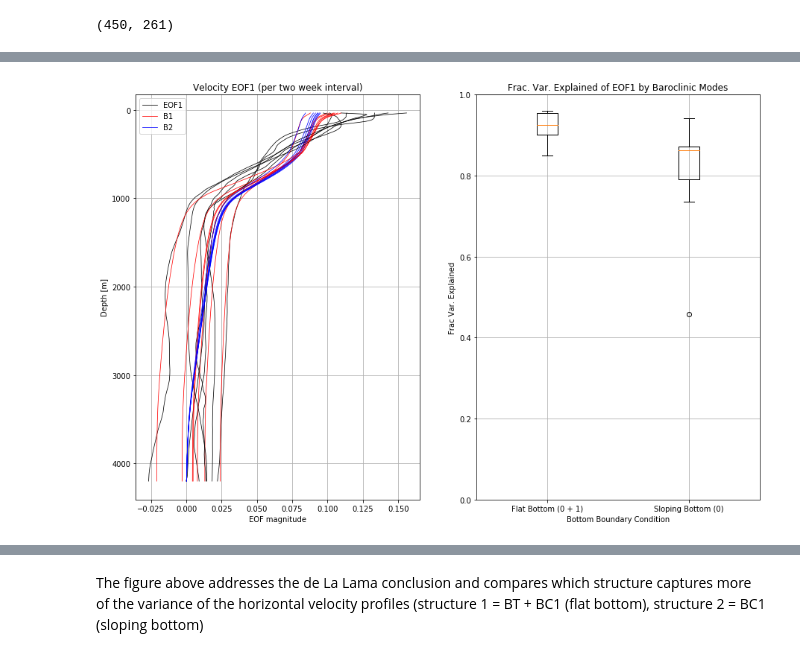
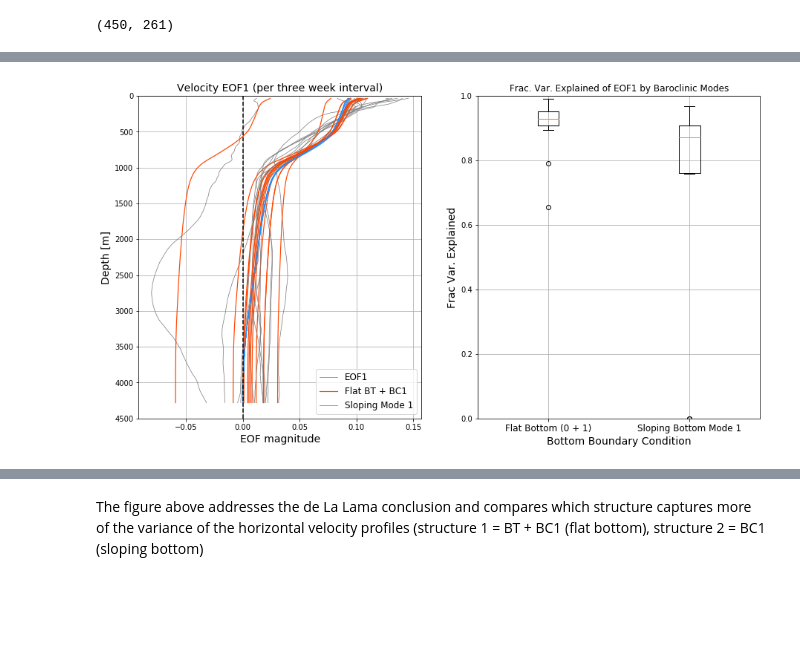
Before and after one commit to jakesteinberg/geostrophic_turbulence, a Jupyter notebook: bats_dg_2015_mode_projections.ipynb, the cells around one changed output, grey strips where cells are left out. Cells and saved outputs as stored; diff of their text form; code cells hidden in the pictures; blank space fills up the shorter version.

```diff
--- a/bats_dg_2015_mode_projections.ipynb
+++ b/bats_dg_2015_mode_projections.ipynb
@@ -453,9 +461,11 @@ PE_per_mass_all = PE_per_mass_all[:, np.abs(AG_all[1, :]) > 1*10**-4]
 # criteria: limit surface velocity to greater that 40cm/s
 good_v = np.zeros(np.shape(dg_v_0)[1], dtype=bool)
 for i in range(np.shape(dg_v_0)[1]):
-    dv_dz = np.gradient(dg_v_0[:, i], -1 * grid)
-    if np.nanmax(np.abs(dv_dz)) < 0.02:  # 0.0225
+    dv_dz = np.gradient(dg_v_0[10:-20, i], -1 * grid[10:-20])
+    # print(np.nanmax(np.abs(dv_dz)))
+    if np.nanmax(np.abs(dv_dz)) < 0.002:  # 0.0225
         good_v[i] = True
+good_v[np.abs(dg_v_0[5,:]) > 1] = False
 
 avg_sig = avg_sig0_per_dep[:, good_v]
 eta_alt = eta_alt_3[:, good_v]
@@ -778,12 +792,12 @@ PEV_xi = t1_xi / np.sum(t1_xi)
 # --- plot velocity EOFs
 matplotlib.rcParams['figure.figsize'] = (15,8)
 f, (ax, ax2, ax3, ax4) = plt.subplots(1, 4, sharey=True)
-for i in range(nq):
-    ax.plot(V3[:, i], grid, color='#5F9EA0', linewidth=0.75)
-ax.plot(np.nanmean(np.abs(V3), axis=1), grid, color='k', label='Average |V|')
-ax.set_xlim([-.3, .3])
+for i in range(np.shape(V2)[1]):
+    ax.plot(V2[:, i], grid, color='#5F9EA0', linewidth=0.75)
+ax.plot(np.nanmean(np.abs(V2), axis=1), grid, color='k', label='Average |V|')
+ax.set_xlim([-.75, .75])
 ax.set_ylim([0, 4750])
-ax.set_title('Cross-Track Velocity [V]', fontsize=12)
+ax.set_title('Cross-Track Velocity [v]', fontsize=12)
 ax.set_xlabel('m/s', fontsize=16)
 ax.set_ylabel('Depth [m]', fontsize=16)
 handles, labels = ax.get_legend_handles_labels()
@@ -808,7 +822,7 @@ for i in range(3):
 handles, labels = ax2.get_legend_handles_labels()
 ax2.legend(handles, labels, fontsize=12)
 ax2.set_xlim([-.2, .2])
-ax2.set_title('Principle EOFs of V', fontsize=12)
+ax2.set_title('Principle EOFs of v', fontsize=12)
 # ax2.set_xlabel('m/s', fontsize=16)
 handles, labels = ax3.get_legend_handles_labels()
 ax3.legend(handles, labels, fontsize=10)
@@ -823,4 +837,5 @@ ax2.grid()
 ax3.grid()
 ax.invert_yaxis()
 plot_pro(ax4)
+f.savefig("/Users/jake/Documents/baroclinic_modes/Meetings/meeting_3_27_19/dg_bats_v_eof_tot.jpg", dpi=300)
 # %% [output]
@@ -840,7 +854,12 @@ def functi_2(p, xe, xb, xs):
     return fsq.sum()
 
 # loop over every two weeks (to obtain statistics)
-T_week = np.arange(Time3.min(), Time3.max(), 35)
+T_week = np.arange(Time2.min(), Time2.max(), 21)
+check1 = 7      # upper index to include in eof computation
+check2 = -10    # lower index to include in eof computation
+grid_check = grid[check1:check2]
+Uzq = V2[check1:check2, :].copy()
+
 PEV_per = np.nan * np.ones((len(T_week) - 1, 10))
 fvu1_per = np.nan * np.ones(len(T_week) - 1)
 fvu2_per = np.nan * np.ones(len(T_week) - 1)
@@ -851,7 +870,16 @@ f, (ax, ax1) = plt.subplots(1, 2)
 AGz_eof = np.nan * np.ones((nmodes, len(T_week) - 1))
 AF_eof = np.nan * np.ones((nmodes, len(T_week) - 1))
 for i in range(len(T_week) - 1):
-    V4 = Uzq[:, (Time3 > T_week[i]) & (Time3 < T_week[i + 1])].copy()
+    if i >= (len(T_week) - 2):
+        V4 = Uzq[:, (Time_ordered > T_week[i])].copy()
+    else:
+        V4 = Uzq[:, (Time_ordered > T_week[i]) & (Time_ordered < T_week[i + 1])].copy()
+    checkk = np.zeros(np.shape(V4)[1])
+    for j in range(np.shape(V4)[1]):
+        checkk[j] = np.sum(np.isnan(V4[:, j]))
+    V4 = V4[:, checkk < 1]
+
+    print(checkk)
     nq = np.size(V4[0, :])
     avg_Uzq = np.nanmean(np.transpose(Uzq), axis=0)
     Uzqa = V4 - np.transpose(np.tile(avg_Uzq, [nq, 1]))
@@ -873,46 +901,49 @@ for i in range(len(T_week) - 1):
                     np.sum((eof1 - np.mean(eof1)) ** 2))
     fvu2_per[i] = 1 - (np.sum((eof1[:, 0] - bc2 * min_p2) ** 2) / np.sum((eof1 - np.mean(eof1)) ** 2))
 
-    if np.nanmean(eof1[0:20] < 0):
+    if np.nanmean(bc1[0:6] * min_p1[0] + bc11[0:6] * min_p1[1]) < 0:  # np.nanmean(eof1[0:20] < 0):
         if fvu1_per[i] > 0:
-            ax.plot(-1 * eof1, grid_check, color='k', linewidth=0.75, label='EOF1')
-            ax.plot(-1 * (bc1 * min_p1[0] + bc11 * min_p1[1]), grid_check, color='r', linewidth=0.75, label='B1')
+            ax.plot(-1 * eof1, grid_check, color='#808080', linewidth=0.75, label='EOF1')
+            ax.plot(-1 * (bc1 * min_p1[0] + bc11 * min_p1[1]), grid_check, color='#FF4500', linewidth=1.2, label='Flat BT + BC1')
         if fvu2_per[i] > 0:
-            ax.plot(-1 * bc2 * min_p2, grid_check, color='b', linewidth=0.75, label='B2')
+            ax.plot(-1 * bc2 * min_p2, grid_check, color='#1E90FF', linewidth=0.75, label='Sloping Mode 1')
     else:
         if fvu1_per[i] > 0:
-            ax.plot(eof1, grid_check, color='k', linewidth=0.75, label='EOF1')
-            ax.plot((bc1 * min_p1[0] + bc11 * min_p1[1]), grid_check, color='r', linewidth=0.75, label='B1')
+            ax.plot(eof1, grid_check, color='#808080', linewidth=0.75, label='EOF1')
+            ax.plot((bc1 * min_p1[0] + bc11 * min_p1[1]), grid_check, color='#FF4500', linewidth=1.2, label='Flat BT + BC1')
         if fvu2_per[i] > 0:
-            ax.plot(bc2 * min_p2, grid_check, color='b', linewidth=0.75, label='B2')
-
+            ax.plot(bc2 * min_p2, grid_check, color='#1E90FF', linewidth=0.75, label='Sloping Mode 1')
+ax.plot([0, 0], [0, 4500], color='k', linestyle='--')
 handles, labels = ax.get_legend_handles_labels()
-ax.legend([handles[0], handles[1], handles[2]], [labels[0], labels[1], labels[2]], fontsize=10)
-ax.set_title('Velocity EOF1 (per two week interval)')
-ax.set_ylabel('Depth [m]')
-ax.set_xlabel('EOF magnitude')
+ax.legend([handles[0], handles[1], handles[2]], [labels[0], labels[1], labels[2]], fontsize=12)
+ax.set_title('Velocity EOF1 (per three week interval)', fontsize=14)
+ax.set_ylabel('Depth [m]', fontsize=14)
+ax.set_xlabel('EOF magnitude', fontsize=14)
+ax.set_ylim([0, 4500])
 ax.invert_yaxis()
 
-fvu1_per[fvu1_per < 0] = np.nan
-fvu2_per[fvu2_per < 0] = np.nan
-data1 = np.array([np.nanstd(PEV_per[:, 0]), np.nanmean(PEV_per[:, 0]), np.nanmin(PEV_per[:, 0]),
-                    np.nanmax(PEV_per[:, 0])])
-data2 = np.array([np.nanstd(PEV_per[:, 1]), np.nanmean(PEV_per[:, 1]), np.nanmin(PEV_per[:, 1]),
-                    np.nanmax(PEV_per[:, 1])])
-data3 = np.array([np.nanstd(fvu1_per), np.nanmean(fvu1_per), np.nanmin(fvu1_per), np.nanmax(fvu1_per)])
-data4 = np.array([np.nanstd(fvu2_per), np.nanmean(fvu2_per), np.nanmin(fvu2_per), np.nanmax(fvu2_per)])
+fvu1_per[fvu1_per < 0] = 0.
+fvu2_per[fvu2_per < 0] = 0.
+
+# data1 = np.array([np.nanstd(PEV_per[:, 0]), np.nanmean(PEV_per[:, 0]), np.nanmin(PEV_per[:, 0]),
+#                     np.nanmax(PEV_per[:, 0])])
+# data2 = np.array([np.nanstd(PEV_per[:, 1]), np.nanmean(PEV_per[:, 1]), np.nanmin(PEV_per[:, 1]),
+#                     np.nanmax(PEV_per[:, 1])])
+# data3 = np.array([np.nanstd(fvu1_per), np.nanmean(fvu1_per), np.nanmin(fvu1_per), np.nanmax(fvu1_per)])
+# data4 = np.array([np.nanstd(fvu2_per), np.nanmean(fvu2_per), np.nanmin(fvu2_per), np.nanmax(fvu2_per)])
 
 # ax1.boxplot([data1, data2])
 # np.concatenate((fvu1_per[:, None], fvu2_per[:, None]), axis=1)
-ax1.boxplot([fvu1_per[:, None], fvu2_per[~np.isnan(fvu2_per)]])
+ax1.boxplot([fvu1_per[~np.isnan(fvu1_per)], fvu2_per[~np.isnan(fvu2_per)]])  # fvu1_per[:, None]
 ax1.set_ylim([0, 1])
 ax1.set_title('Frac. Var. Explained of EOF1 by Baroclinic Modes')
-ax1.set_xlabel('Bottom Boundary Condition')
-ax1.set_ylabel('Frac Var. Explained')
-ax1.set_xticklabels(['Flat Bottom (0 + 1)', 'Sloping Bottom (0)'])
+ax1.set_xlabel('Bottom Boundary Condition', fontsize=14)
+ax1.set_ylabel('Frac Var. Explained', fontsize=14)
+ax1.set_xticklabels(['Flat Bottom (0 + 1)', 'Sloping Bottom Mode 1'], fontsize=12)
 # ax2.set_title('Bottom Boundary Condition')
 # ax2.set_ylabel('Frac Var. Explained by Mode Shapes')
 # ax2.set_ylim([0, 1])
 ax.grid()
 plot_pro(ax1)
+f.savefig("/Users/jake/Documents/baroclinic_modes/Meetings/meeting_3_27_19/dg_bats_v_eofs.jpg", dpi=300)
 # %% [output]
@@ -936 +967 @@ Optimization terminated successfully.
-[figure, old version]
+[figure, new version]
```
Also changed, not shown: parts of 24 cells of this notebook, 3 other files.
